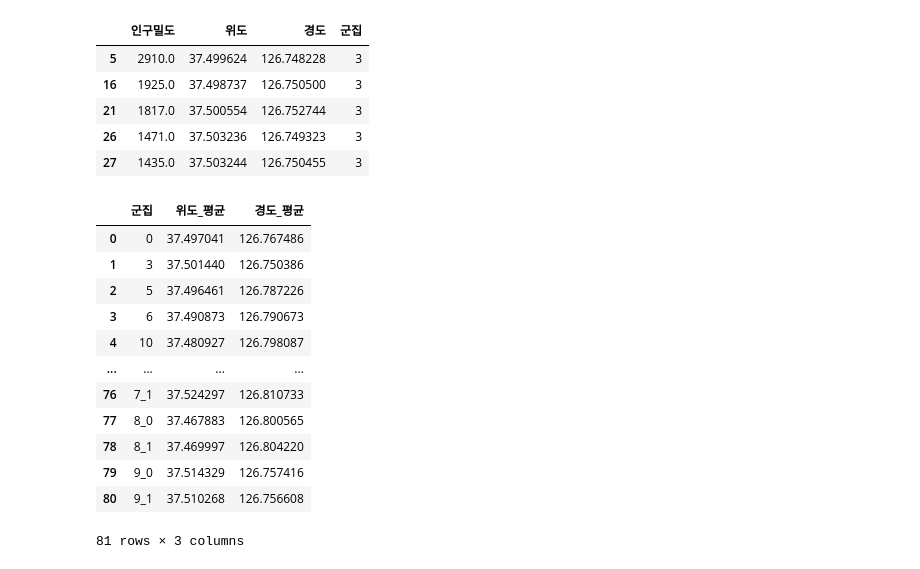
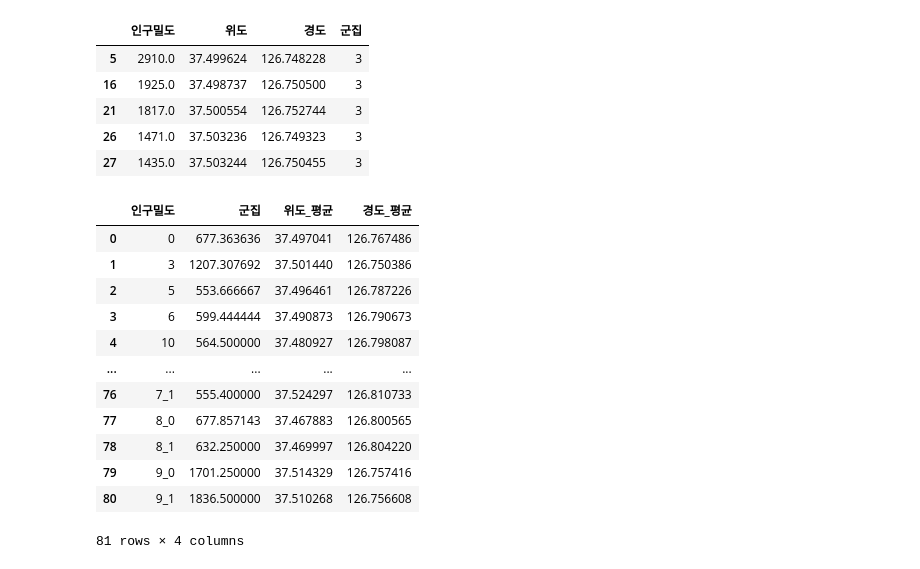
Before and after one commit to so02e/bucheon, a Jupyter notebook: won_k-mean3.ipynb, the cells around one changed output. Drawn from its saved outputs; the diff is of its cells as text; code cells hidden in the pictures.

Commit message:
인구밀도 평균 추가

```diff
--- a/won_k-mean3.ipynb
+++ b/won_k-mean3.ipynb
@@ -21,9 +21,9 @@ display(kmean.head())
 kmean.columns = ['인구밀도', '위도', '경도', '군집']
 # %%
 # 군집별로 위도와 경도의 평균 계산 (군집의 중앙 찾기 위해)
-kmean_cluster = kmean.groupby('군집').mean().loc[:, ['위도', '경도']]
+kmean_cluster = kmean.groupby('군집').mean().loc[:, ['인구밀도', '위도', '경도']]
 kmean_cluster = kmean_cluster.reset_index()
-kmean_cluster.columns = ['군집', '위도_평균', '경도_평균']
+kmean_cluster.columns = ['군집', '인구밀도', '위도_평균', '경도_평균']
 # %%
 # 군집별로 위도와 경도의 분산 계산 (너무 멀리 퍼져있는 군집은 다시 분할할지 판단 위해)
 kmean_cluster2 = kmean.groupby('군집').std().loc[:, ['위도', '경도']]
@@ -342,24 +342,24 @@ kmean_fin.head()
 | 27 | 1435.0 | 37.503244 | 126.750455 | 3 |
 # %%
 # 모든 후보군의 군집 중심좌표 df
-kmean_fin_cluster = kmean_fin.groupby('군집').mean().loc[:, ['위도', '경도']]
+kmean_fin_cluster = kmean_fin.groupby('군집').mean().loc[:, ['인구밀도', '위도', '경도']]
 kmean_fin_cluster = kmean_fin_cluster.reset_index()
-kmean_fin_cluster.columns = ['군집', '위도_평균', '경도_평균']
+kmean_fin_cluster.columns = ['인구밀도', '군집', '위도_평균', '경도_평균']
 kmean_fin_cluster
 # %% [output]
-|  | 군집 | 위도_평균 | 경도_평균 |
-| 0 | 0 | 37.497041 | 126.767486 |
-| 1 | 3 | 37.501440 | 126.750386 |
-| 2 | 5 | 37.496461 | 126.787226 |
-| 3 | 6 | 37.490873 | 126.790673 |
-| 4 | 10 | 37.480927 | 126.798087 |
-| ... | ... | ... | ... |
-| 76 | 7_1 | 37.524297 | 126.810733 |
-| 77 | 8_0 | 37.467883 | 126.800565 |
-| 78 | 8_1 | 37.469997 | 126.804220 |
-| 79 | 9_0 | 37.514329 | 126.757416 |
-| 80 | 9_1 | 37.510268 | 126.756608 |
+|  | 인구밀도 | 군집 | 위도_평균 | 경도_평균 |
+| 0 | 0 | 677.363636 | 37.497041 | 126.767486 |
+| 1 | 3 | 1207.307692 | 37.501440 | 126.750386 |
+| 2 | 5 | 553.666667 | 37.496461 | 126.787226 |
+| 3 | 6 | 599.444444 | 37.490873 | 126.790673 |
+| 4 | 10 | 564.500000 | 37.480927 | 126.798087 |
+| ... | ... | ... | ... | ... |
+| 76 | 7_1 | 555.400000 | 37.524297 | 126.810733 |
+| 77 | 8_0 | 677.857143 | 37.467883 | 126.800565 |
+| 78 | 8_1 | 632.250000 | 37.469997 | 126.804220 |
+| 79 | 9_0 | 1701.250000 | 37.514329 | 126.757416 |
+| 80 | 9_1 | 1836.500000 | 37.510268 | 126.756608 |
-81 rows × 3 columns
+81 rows × 4 columns
 # %%
 # 총 군집이 81개 (분산과 개수로 다시 클러스터링한 경우) 시각화
 color1 = sns.color_palette('Set1', 81)
```
Also changed, not shown: parts of 5 cells of this notebook, 5 other files.
